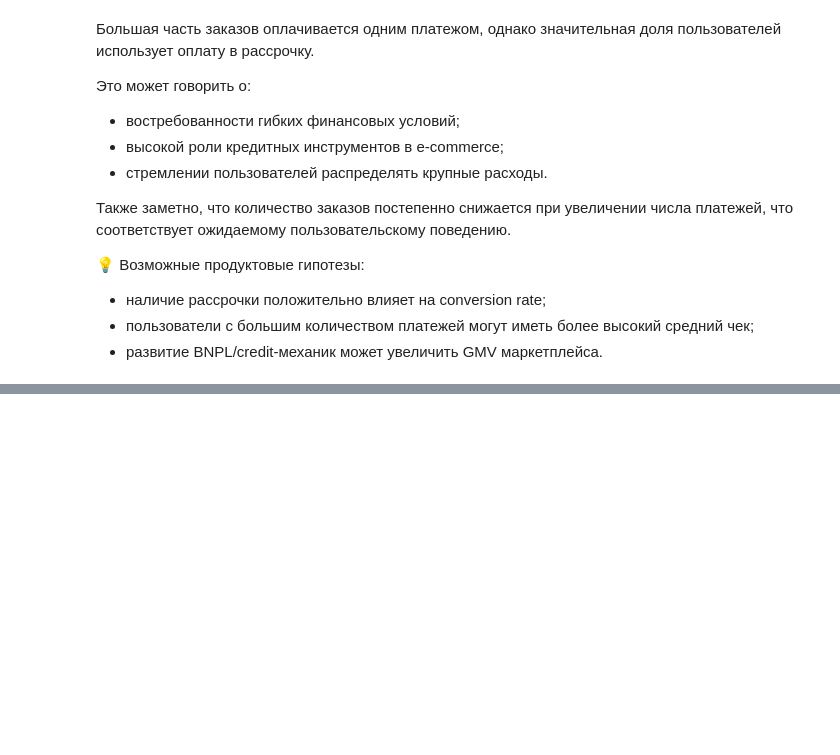
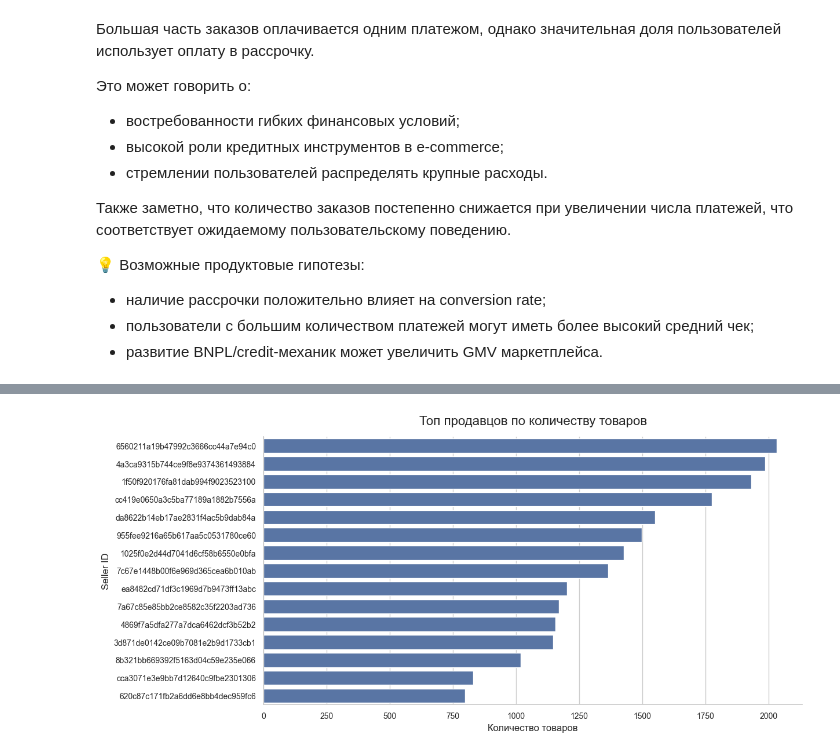
Before and after one commit to Malentaaa/product-analytics-project, a Jupyter notebook: project.ipynb, the cells around one changed output, grey strips where cells are left out. Cells and saved outputs as stored; diff of their text form; code cells hidden in the pictures; blank space fills up the shorter version.

```diff
--- a/project.ipynb
+++ b/project.ipynb
@@ -723,0 +824,18 @@ plt.show()
+# %%
+top_sellers = items['seller_id'].value_counts().head(15)
+
+plt.figure(figsize=(12,6))
+
+ax = sns.barplot(
+    x=top_sellers.values,
+    y=top_sellers.index
+)
+
+plt.title('Топ продавцов по количеству товаров', pad=15)
+plt.xlabel('Количество товаров')
+plt.ylabel('Seller ID')
+
+sns.despine()
+plt.show()
+# %% [output]
+[figure, added]
```
Also changed, not shown: parts of 16 cells of this notebook.
